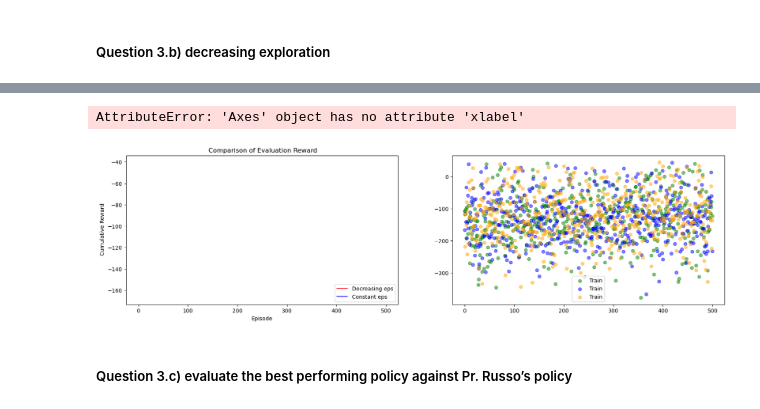
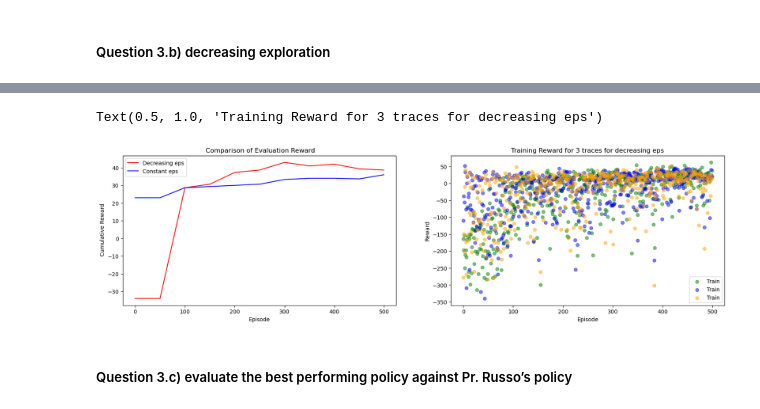
Before and after one commit to hichemhadhri/Miniproject_DQN-2, a Jupyter notebook: final.ipynb, the cells around one changed output, grey strips where cells are left out. Drawn from its saved outputs; the diff is of its cells as text; code cells hidden in the pictures.

```diff
--- a/final.ipynb
+++ b/final.ipynb
@@ -535,8 +528,6 @@ class QAgent(Agent):
         else:
             return torch.tensor([[self.env.action_space.sample()]], device=self.device, dtype=torch.long)
 # %%
-
-
 # seed the random number generator for reproductibility
 random.seed(seed)
 
@@ -578,8 +569,8 @@ num_eval_episodes = 20
 num_traces = 3
 
 # Define the training and evaluation traces
-train_trace = np.zeros((num_traces, num_episodes))
-eval_trace = np.zeros((num_traces, num_episodes))
+train_trace_dqn = np.zeros((num_traces, num_episodes))
+eval_trace_dqn = np.zeros((num_traces, num_episodes))
 
 
 for trace in range(num_traces):
@@ -607,8 +598,7 @@ for trace in range(num_traces):
 
 
         # Log the cumulative reward to the training trace
-        train_trace[trace, episode] = int(cumulative_reward)
-
+        train_trace_dqn[trace, episode] = int(cumulative_reward)
 
 
 
@@ -626,7 +616,7 @@ for trace in range(num_traces):
             eval_average_reward = int(eval_cumulative_reward / num_eval_episodes)
 
             # Log the evaluation results to the evaluation trace
-            eval_trace[trace , episode] = eval_average_reward
+            eval_trace_dqn[trace , episode] = eval_average_reward
 
             print(f"Trace {trace} Episode: {episode}, Train Reward: {int(cumulative_reward):.2f}, Eval Reward: {eval_average_reward:.2f}")
 # %% [output]
@@ -650,10 +646,8 @@ Trace 2 Episode: 499, Train Reward: -110.00, Eval Reward: 36.00
 # %%
 """Plotting the training and evaluation traces"""
 # replace zeros in the evaluation trace with None
-eval_trace[eval_trace == 0] = None
-
-avg_eval_trace = np.mean(eval_trace,axis=0)
-
+eval_trace_dqn[eval_trace_dqn == 0] = None
+avg_eval_trace = np.mean(eval_trace_dqn,axis=0)
 episodes = np.arange(num_episodes)
 
 # plot the training and evaluation traces
@@ -661,7 +655,7 @@ plt.figure(figsize=(10,5))
 # change opactiy to 0.5 for a more transparent plot
 colors = ['green','blue','orange']
 
-[plt.scatter(np.arange(num_episodes),train_trace[t],label='Train',alpha=0.5,color=colors[t]) for t in range(num_traces)]
+[plt.scatter(np.arange(num_episodes),train_trace_dqn[t],label='Train',alpha=0.5,color=colors[t]) for t in range(num_traces)]
 plt.plot(episodes[~np.isnan(avg_eval_trace)],avg_eval_trace[~np.isnan(avg_eval_trace)],label='Eval',color='red')
 plt.legend()
 plt.xlabel('Episode')
@@ -823,29 +816,33 @@ KeyboardInterrupt:
 # %%
+#if you want to plot the traces from the saved files
+eval_trace_dqn_2 = np.load('traces/eval_trace_russo_2.npy')
+train_trace_dqn_2 = np.load('traces/train_trace_russo_2.npy')
 
 # replace zeros in the evaluation trace with None
-eval_trace_2[eval_trace_2 == 0] = None
+eval_trace_dqn_2[eval_trace_dqn_2 == 0] = None
+episodes = np.arange(num_episodes)
+avg_eval_trace_2 = np.mean(eval_trace_dqn_2,axis=0)
 
 # crete a plot with 2 subplots
 fig, (ax1, ax2) = plt.subplots(1, 2,figsize=(20,5))
-
 # plot both evaluation traces
-ax1.plot(np.arange(num_episodes),np.mean(eval_trace_2,axis=0),label='Decreasing eps',color='red')
-ax1.plot(np.arange(num_episodes),np.mean(eval_trace,axis=0),label='Constant eps',color='blue')
+ax1.plot(episodes[~np.isnan(avg_eval_trace_2)],avg_eval_trace_2[~np.isnan(avg_eval_trace_2)],label='Decreasing eps',color='red')
+ax1.plot(episodes[~np.isnan(avg_eval_trace)],avg_eval_trace[~np.isnan(avg_eval_trace)],label='Constant eps',color='blue')
 ax1.legend()
 ax1.set_xlabel('Episode')
 ax1.set_ylabel(' Cumulative Reward')
 ax1.set_title(' Comparison of Evaluation Reward')
 
 # change opactiy to 0.5 for a more transparent plot
 colors = ['green','blue','orange']
-[ax2.scatter(np.arange(num_episodes),train_trace[t],label='Train',alpha=0.5,color=colors[t]) for t in range(num_traces)]
+[ax2.scatter(np.arange(num_episodes),train_trace_dqn_2[t],label='Train',alpha=0.5,color=colors[t]) for t in range(num_traces)]
 ax2.legend()
-ax2.xlabel('Episode')
-ax2.ylabel('Reward')
-ax2.title('Training Reward for 3 traces for decreasing eps')
+ax2.set_xlabel('Episode')
+ax2.set_ylabel('Reward')
+ax2.set_title('Training Reward for 3 traces for decreasing eps')
 # %% [output]
-AttributeError: 'Axes' object has no attribute 'xlabel'
+Text(0.5, 1.0, 'Training Reward for 3 traces for decreasing eps')
-[figure, old version]
+[figure, new version]
 # %% [markdown]
 ##### Question 3.c) evaluate the best performing policy against Pr. Russo’s policy
 # %%
```
Also changed, not shown: parts of 52 cells of this notebook.
